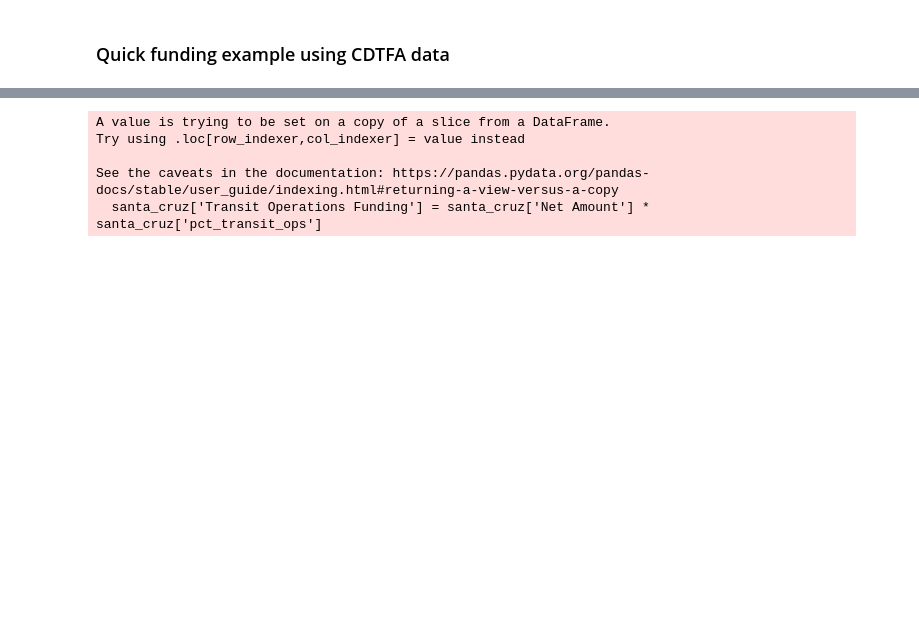
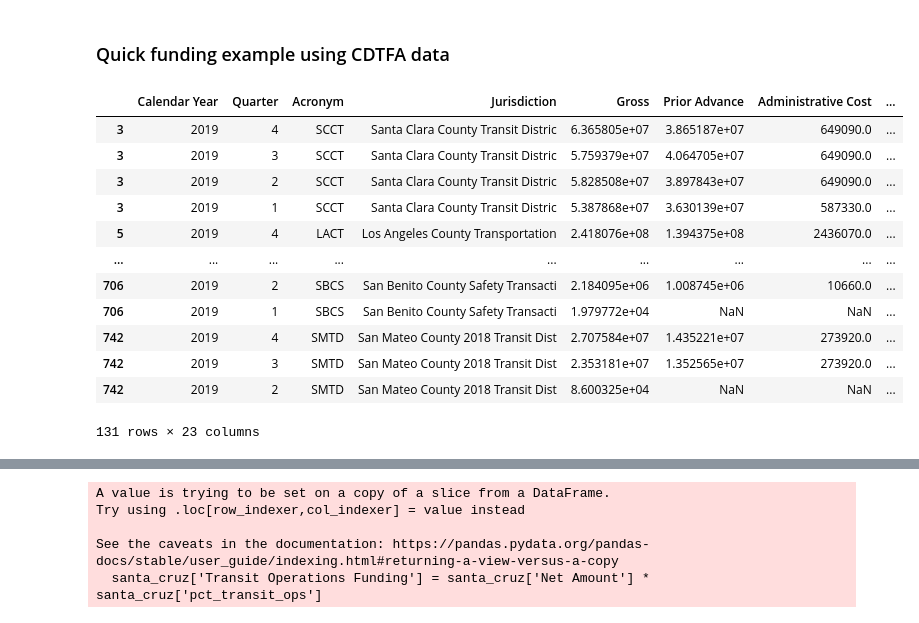
Before and after one commit to cal-itp/ucla-capstone-code, a Jupyter notebook: notebooks/1_lost_analysis.ipynb, the cells around one changed output, grey strips where cells are left out. Saved outputs shown, nothing was run; the diff lists cells and outputs as text; code cells hidden in the pictures; blank space fills up the shorter version.

```diff
--- a/notebooks/1_lost_analysis.ipynb
+++ b/notebooks/1_lost_analysis.ipynb
@@ -68,2 +68,18 @@ measures_joined = (cdtfa[cdtfa['Calendar Year'] == 2020]
                    .join(measures, how='inner')
                   )
+# %%
+measures_joined
+# %% [output]
+|  | Calendar Year | Quarter | Acronym | Jurisdiction | Gross | Prior Advance | Administrative Cost | ... |
+| 3 | 2019 | 4 | SCCT | Santa Clara County Transit Distric | 6.365805e+07 | 3.865187e+07 | 649090.0 | ... |
+| 3 | 2019 | 3 | SCCT | Santa Clara County Transit Distric | 5.759379e+07 | 4.064705e+07 | 649090.0 | ... |
+| 3 | 2019 | 2 | SCCT | Santa Clara County Transit Distric | 5.828508e+07 | 3.897843e+07 | 649090.0 | ... |
+| 3 | 2019 | 1 | SCCT | Santa Clara County Transit Distric | 5.387868e+07 | 3.630139e+07 | 587330.0 | ... |
+| 5 | 2019 | 4 | LACT | Los Angeles County Transportation | 2.418076e+08 | 1.394375e+08 | 2436070.0 | ... |
+| ... | ... | ... | ... | ... | ... | ... | ... | ... |
+| 706 | 2019 | 2 | SBCS | San Benito County Safety Transacti | 2.184095e+06 | 1.008745e+06 | 10660.0 | ... |
+| 706 | 2019 | 1 | SBCS | San Benito County Safety Transacti | 1.979772e+04 | NaN | NaN | ... |
+| 742 | 2019 | 4 | SMTD | San Mateo County 2018 Transit Dist | 2.707584e+07 | 1.435221e+07 | 273920.0 | ... |
+| 742 | 2019 | 3 | SMTD | San Mateo County 2018 Transit Dist | 2.353181e+07 | 1.352565e+07 | 273920.0 | ... |
+| 742 | 2019 | 2 | SMTD | San Mateo County 2018 Transit Dist | 8.600325e+04 | NaN | NaN | ... |
+131 rows × 23 columns
```
Also changed, not shown: parts of 12 cells of this notebook, 2 other files.
